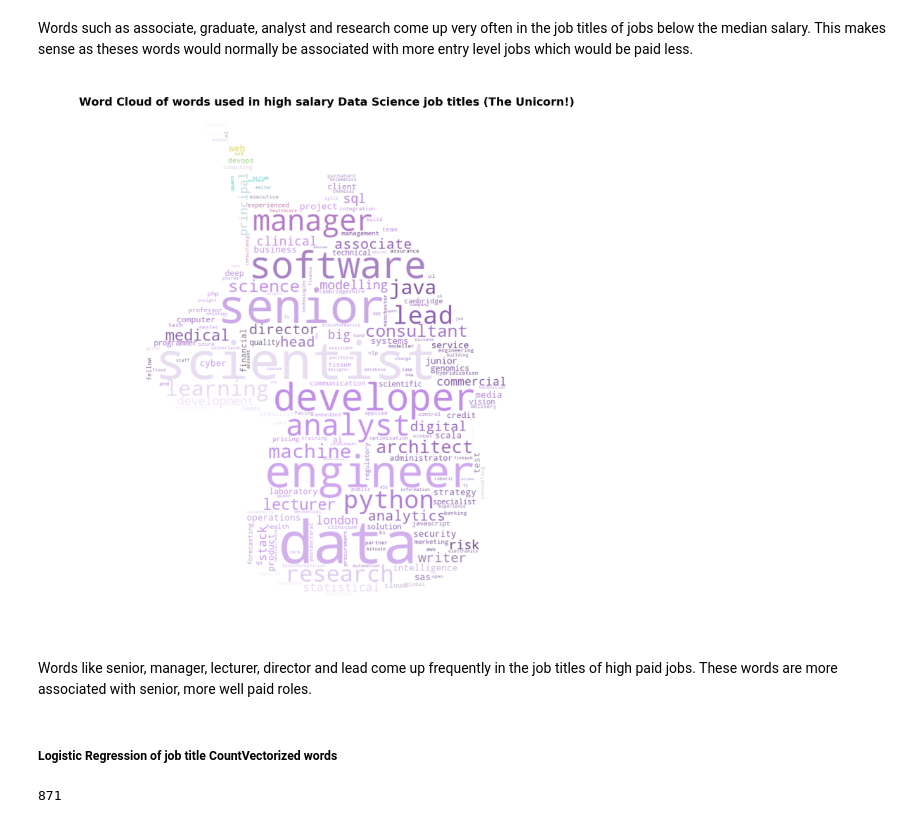
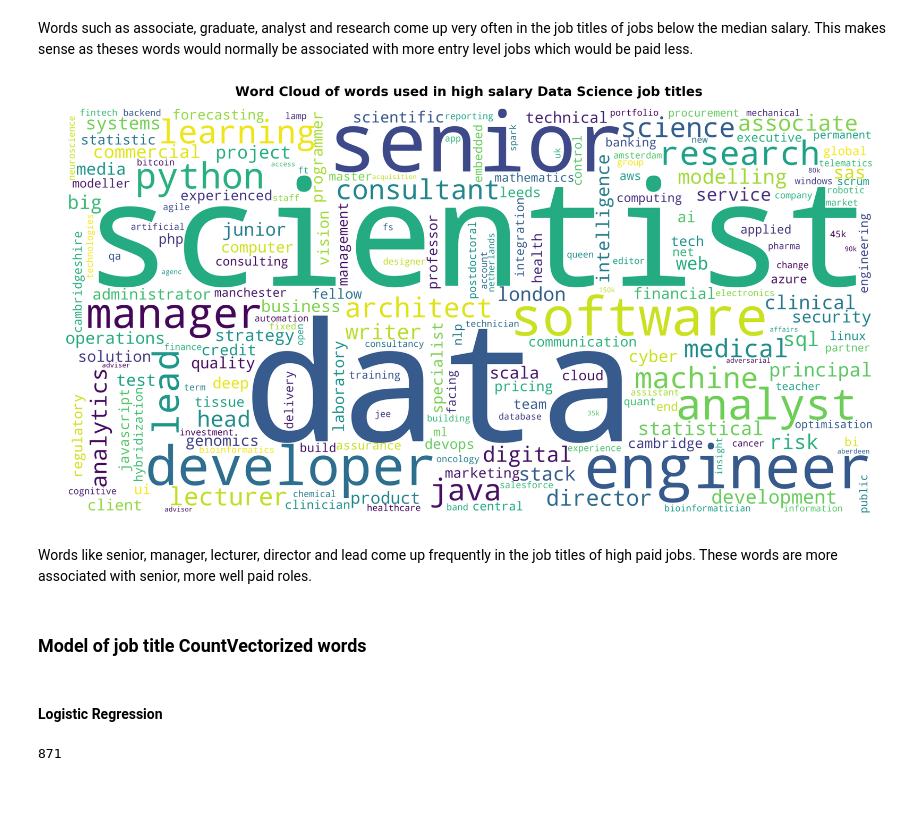
Before and after one commit to angusfranz/classifying_indeed.co.uk_jobs, a Jupyter notebook: Classifying_indeed_jobs.ipynb, the cells around one changed output. Drawn from its saved outputs; the diff is of its cells as text; code cells hidden in the pictures; blank space fills up the shorter version.

```diff
--- a/Classifying_indeed_jobs.ipynb
+++ b/Classifying_indeed_jobs.ipynb
@@ -798,6 +759,6 @@ for col in b.columns:
     high_salary_strings += string
 # %%
 wc_high_sal = WordCloud(background_color='white', collocations=False,
-                        mask=unicorn, width=6000, height=3000).generate(high_salary_strings)
+                        width=6000, height=3000).generate(high_salary_strings)
 # %%
 fig, ax = plt.subplots(figsize=(20,16))
@@ -811,17 +772,19 @@ plt.show()
 Words such as associate, graduate, analyst and research come up very often in the job titles of jobs below the median salary. This makes sense as theses words would normally be associated with more entry level jobs which would be paid less.
 # %%
 fig, ax = plt.subplots(figsize=(20,16))
-ax.imshow(wc_high_sal.recolor(color_func=unicorn_colors), interpolation='bilinear')
+ax.imshow(wc_high_sal, interpolation='bilinear')
 ax.axis("off")
-ax.set_title('Word Cloud of words used in high salary Data Science job titles (The Unicorn!)',
-             fontsize=18, fontweight='bold', y=0.96)
+ax.set_title('Word Cloud of words used in high salary Data Science job titles',
+             fontsize=18, fontweight='bold', y=1.02)
 plt.show()
 # %% [output]
-[figure, old version]
+[figure, new version]
 # %% [markdown]
 Words like senior, manager, lecturer, director and lead come up frequently in the job titles of high paid jobs. These words are more associated with senior, more well paid roles.
 # %% [markdown]
-#####  Logistic Regression of job title CountVectorized words
+###  Model of job title CountVectorized words
+# %% [markdown]
+#### Logistic Regression
 # %%
 X5 = summaries_matrix2.copy()
 # %%
```
Also changed, not shown: parts of 45 cells of this notebook.
